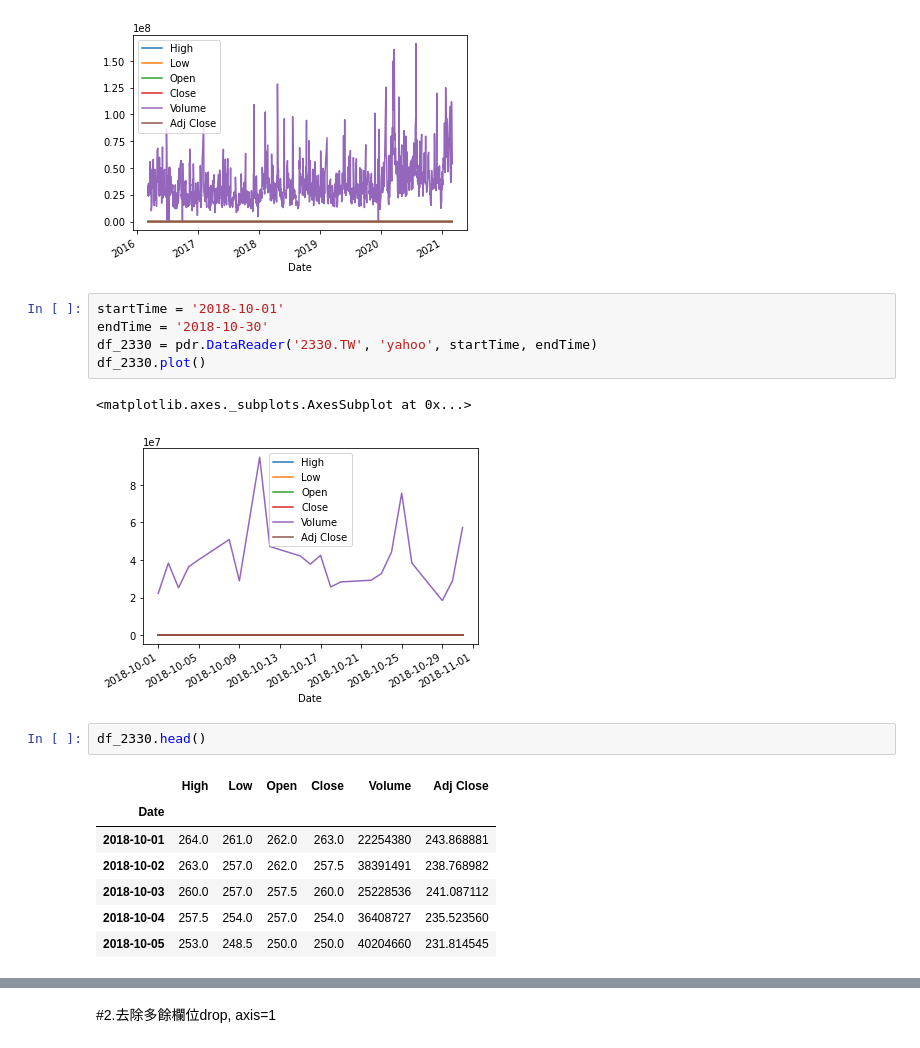
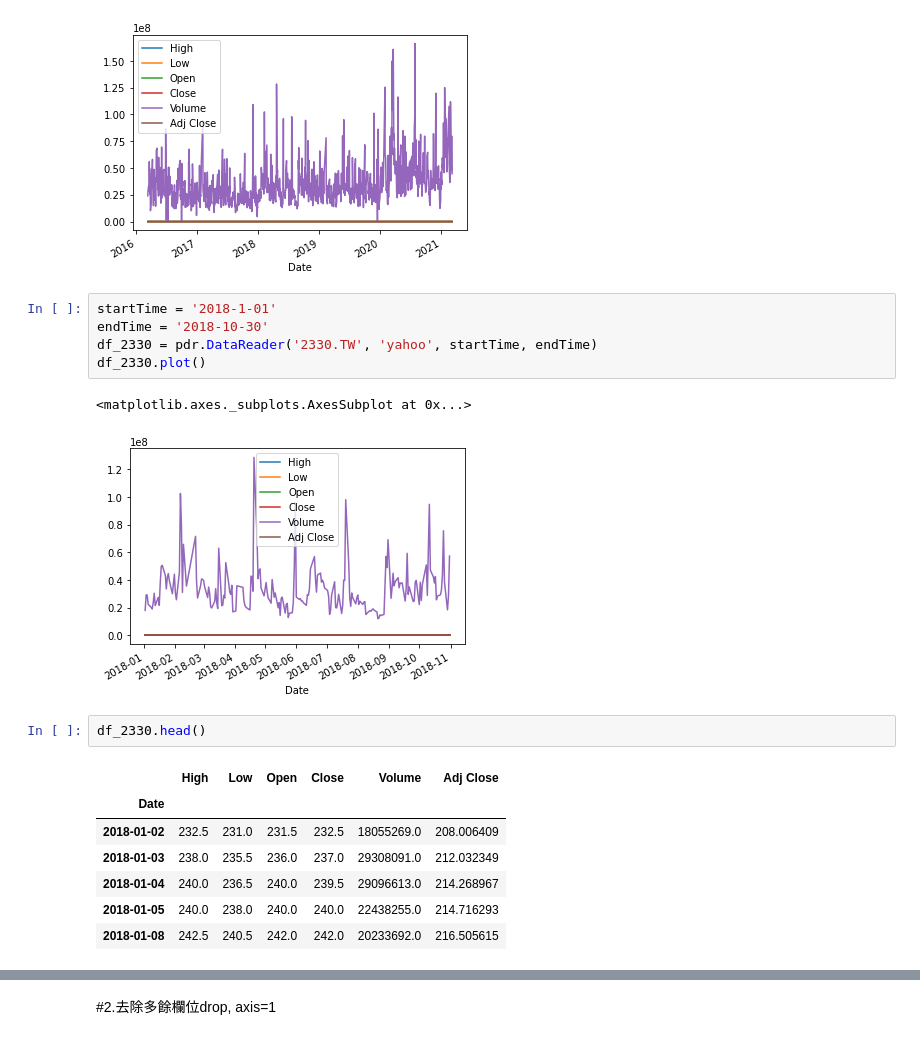
Before and after one commit to webclinic017/trade-backtest, a Jupyter notebook: 2_資料整理_存成csv.ipynb, the cells around one changed output, grey strips where cells are left out. Saved outputs shown, nothing was run; the diff lists cells and outputs as text.

```diff
--- a/2_資料整理_存成csv.ipynb
+++ b/2_資料整理_存成csv.ipynb
@@ -13,23 +13,23 @@ df_2330.plot()
 <matplotlib.axes._subplots.AxesSubplot at 0x...>
 [figure]
 # %%
-startTime = '2018-10-01'
+startTime = '2018-1-01'
 endTime = '2018-10-30'
 df_2330 = pdr.DataReader('2330.TW', 'yahoo', startTime, endTime)
 df_2330.plot()
 # %% [output]
 <matplotlib.axes._subplots.AxesSubplot at 0x...>
-[figure, old version]
+[figure, new version]
 # %%
 df_2330.head()
 # %% [output]
 |  | High | Low | Open | Close | Volume | Adj Close |
 | Date |  |  |  |  |  |  |
-| 2018-10-01 | 264.0 | 261.0 | 262.0 | 263.0 | 22254380 | 243.868881 |
-| 2018-10-02 | 263.0 | 257.0 | 262.0 | 257.5 | 38391491 | 238.768982 |
-| 2018-10-03 | 260.0 | 257.0 | 257.5 | 260.0 | 25228536 | 241.087112 |
-| 2018-10-04 | 257.5 | 254.0 | 257.0 | 254.0 | 36408727 | 235.523560 |
-| 2018-10-05 | 253.0 | 248.5 | 250.0 | 250.0 | 40204660 | 231.814545 |
+| 2018-01-02 | 232.5 | 231.0 | 231.5 | 232.5 | 18055269.0 | 208.006409 |
+| 2018-01-03 | 238.0 | 235.5 | 236.0 | 237.0 | 29308091.0 | 212.032349 |
+| 2018-01-04 | 240.0 | 236.5 | 240.0 | 239.5 | 29096613.0 | 214.268967 |
+| 2018-01-05 | 240.0 | 238.0 | 240.0 | 240.0 | 22438255.0 | 214.716293 |
+| 2018-01-08 | 242.5 | 240.5 | 242.0 | 242.0 | 20233692.0 | 216.505615 |
 # %%
 df_2330.describe()
 # %% [output]
```
Also changed, not shown: parts of 14 cells of this notebook.
